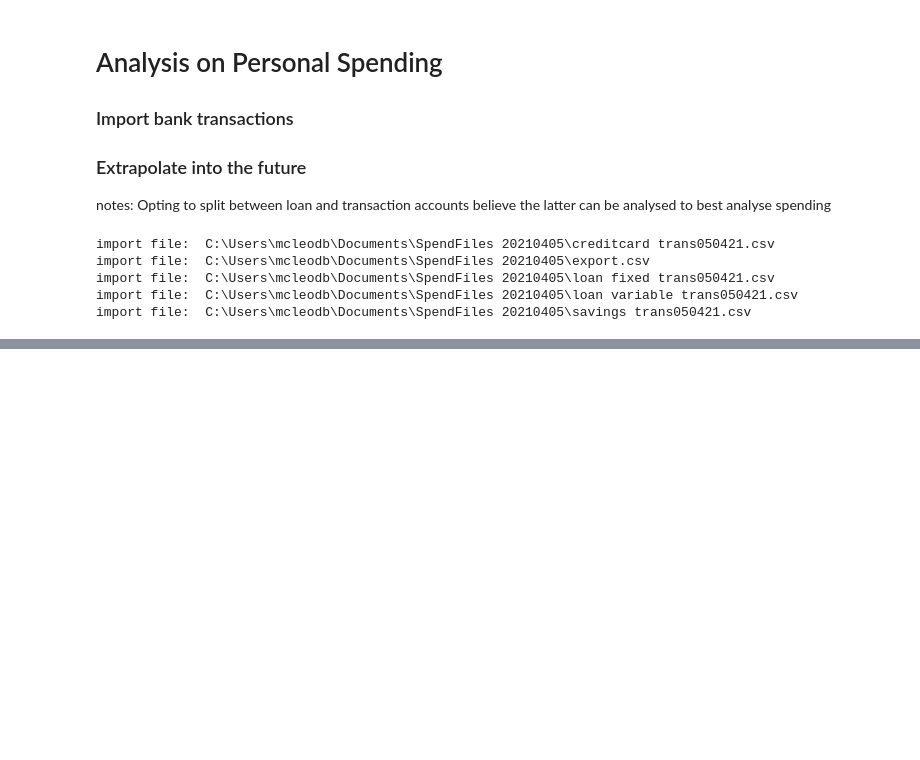
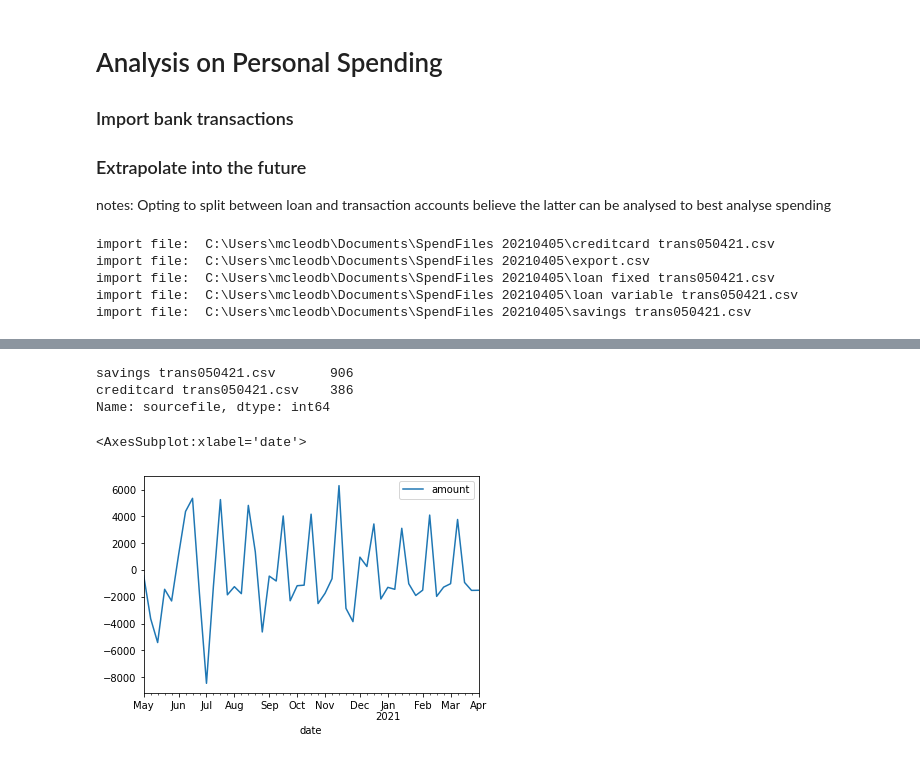
Before and after one commit to brydenm/Py_personalspendanalysis, a Jupyter notebook: stg_spend_analysis.ipynb, the cells around one changed output, grey strips where cells are left out. Saved outputs shown, nothing was run; the diff lists cells and outputs as text; code cells hidden in the pictures; blank space fills up the shorter version.

```diff
--- a/stg_spend_analysis.ipynb
+++ b/stg_spend_analysis.ipynb
@@ -45,11 +45,17 @@ df_all['date'] = pd.to_datetime(dfraw['Date'],format=r'%Y%m%d')
 
 #I like the idea of having a column to denote if charge is a debit or credit
 df_all['charge'] = df_all.amount.apply(lambda x: 'debit' if x <= 0 else 'credit')
+
+#move credit/debit amounts to their own columns to keep them separating when aggregateing the dataset
+df_all['outgoing'] = df_all.amount.apply(lambda x: x if x < 0 else 0)
+df_all['incoming'] = df_all.amount.apply(lambda x: x if x >= 0 else 0)
+
 #filter after 1/5/20 to exclude some initial loan transfers which are not meaningful for this analysis
-df_all = df[df['date'] >= '2020-05-01']
-df.to_csv('export.csv')
+df_all = df_all[df_all['date'] >= '2020-05-01']
+df_all.to_csv('export.csv')
+
+#create a subset which excludes the loan accounts
+df_spend = df_all[df_all['sourcefile'].str.match('sav')]
+df_spend = df_spend.append(df_all[df_all['sourcefile'].str.match('credit')])
-# %%
-df_spend = df[df['sourcefile'].str.match('sav')]
-df_spend = df_spend.append(df[df['sourcefile'].str.match('credit')])
 # %%
 df_spend.set_index('date', inplace=True)
@@ -59,0 +72,12 @@ AttributeError: 'DatetimeIndexResampler' object has no attribute 'rolling'
+# %%
+df_spend['sourcefile'].value_counts()
+# %% [output]
+savings trans050421.csv       906
+creditcard trans050421.csv    386
+Name: sourcefile, dtype: int64
+# %%
+#weekly debit/credits on savings & cc account
+df_spend.resample('W').sum().plot()
+# %% [output]
+<AxesSubplot:xlabel='date'>
+[figure, added]
```
Also changed, not shown: parts of 13 cells of this notebook.
